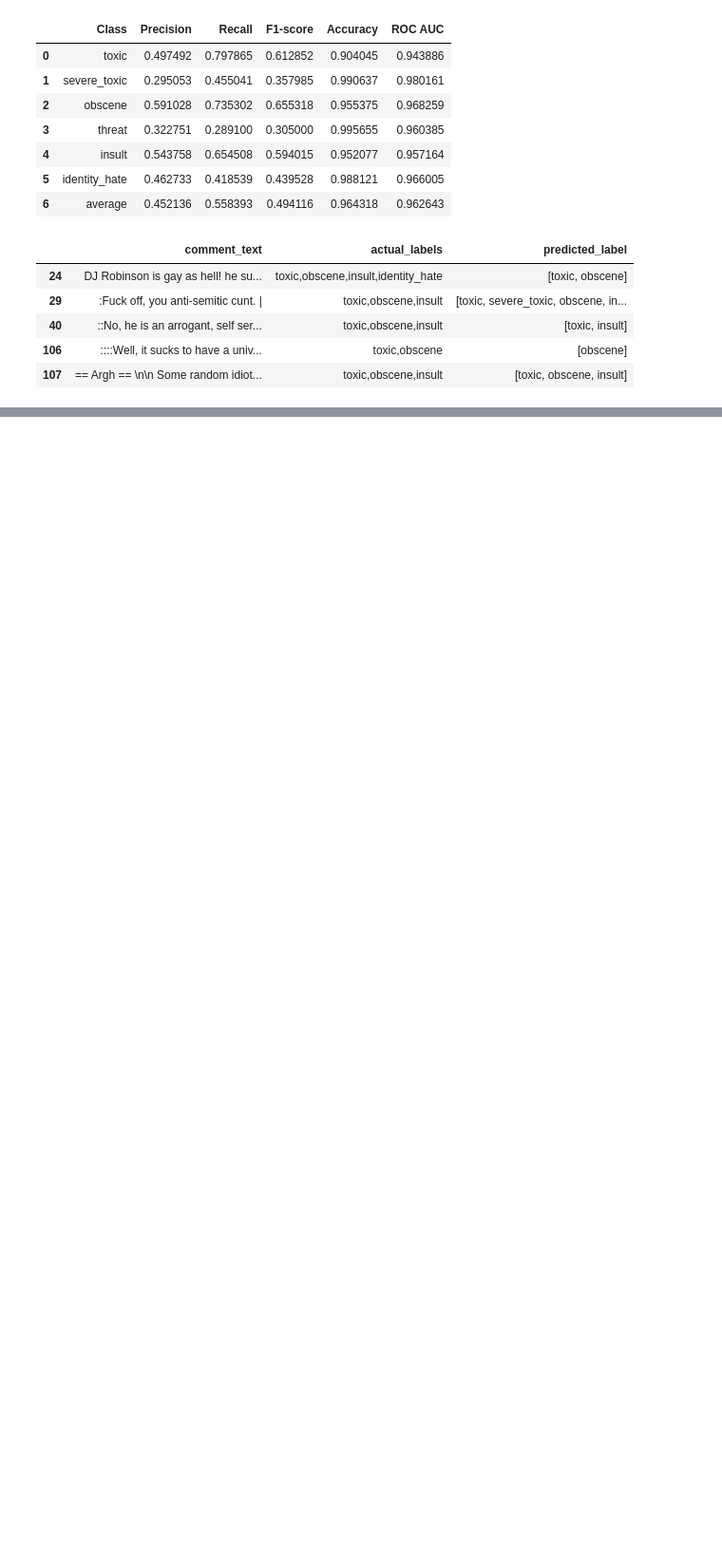
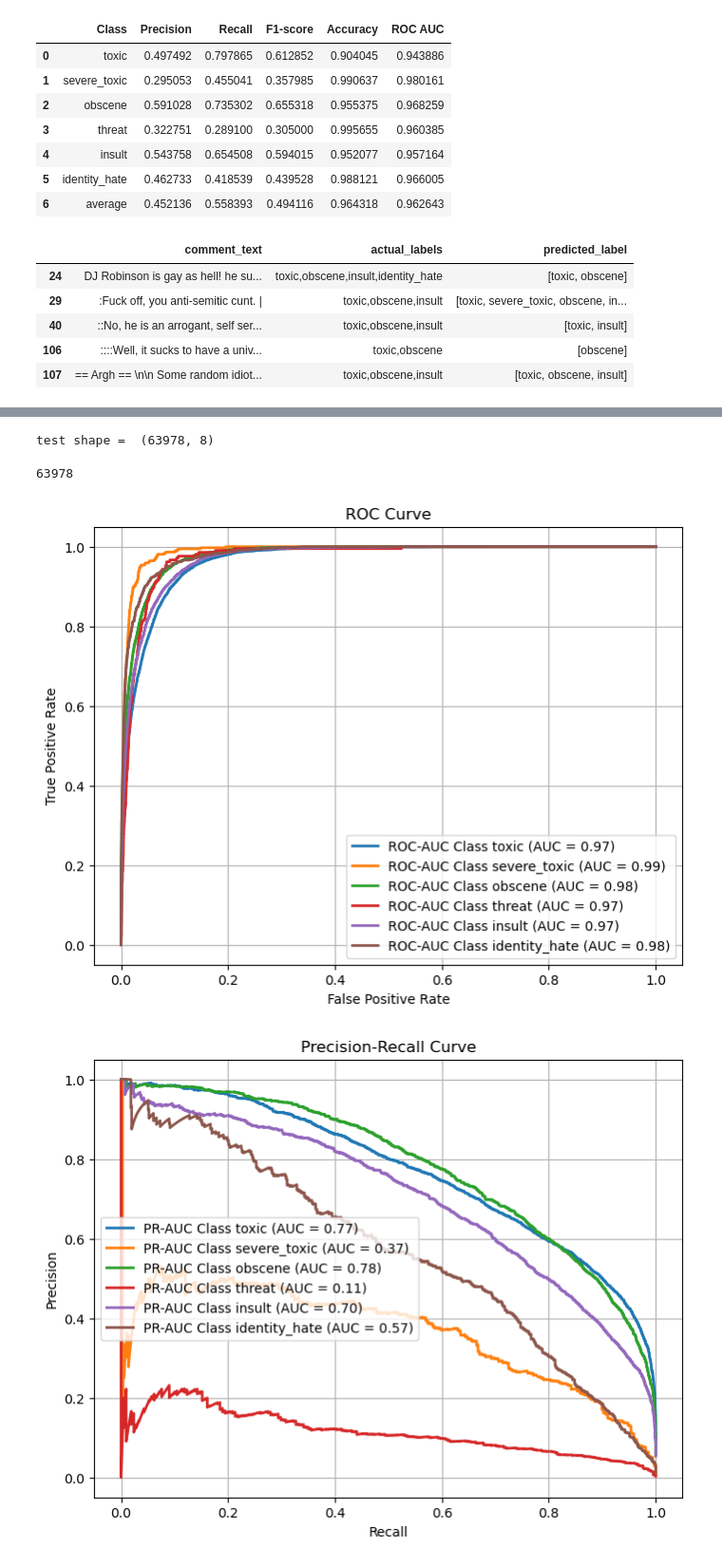
Before and after one commit to anjali-ojha/deep-learning, a Jupyter notebook: lab-2/part-2/part-2.ipynb, the cells around one changed output, grey strips where cells are left out. Shown at 95% size. Cells and saved outputs as stored; diff of their text form; code cells hidden in the pictures; blank space fills up the shorter version.

```diff
--- a/lab-2/part-2/part-2.ipynb
+++ b/lab-2/part-2/part-2.ipynb
@@ -925,0 +1022,10 @@ tagged_df
+# %%
+train_loader2, val_loader2 = get_train_test_data(X_t, train_df, 0.000005)
+embedding_layer = processor.get_embedding_layer()
+model2 = LSTMModel(embedding_layer, num_classes=6).to(DEVICE)
+
+
+training_metrics2, model2 = train(train_loader2, test_loader,
+                                model2, criterion = nn.BCELoss(),
+                                optimizer = optim.Adam(model2.parameters()),
+                                num_epochs = 10)
@@ -925,0 +1041,8 @@ tagged_df
+# %%
+metrics_df, tagged_df, preds = evalue_model_on_test(model2)
+metrics_df.head()
+# %% [output]
+test shape =  (63978, 8)
+63978
+[figure, added]
+[figure, added]
```
Also changed, not shown: parts of 15 cells of this notebook, 5 other files.
